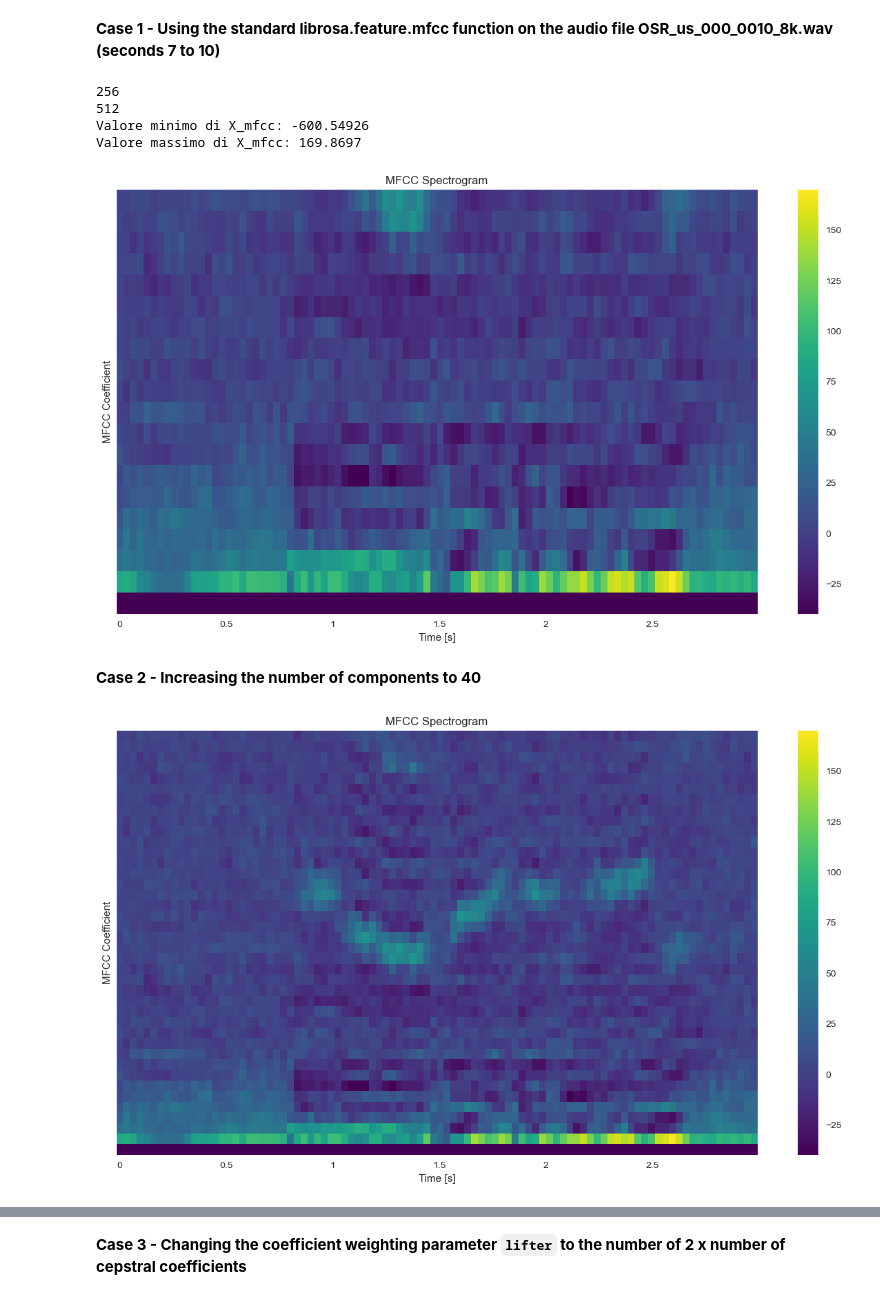
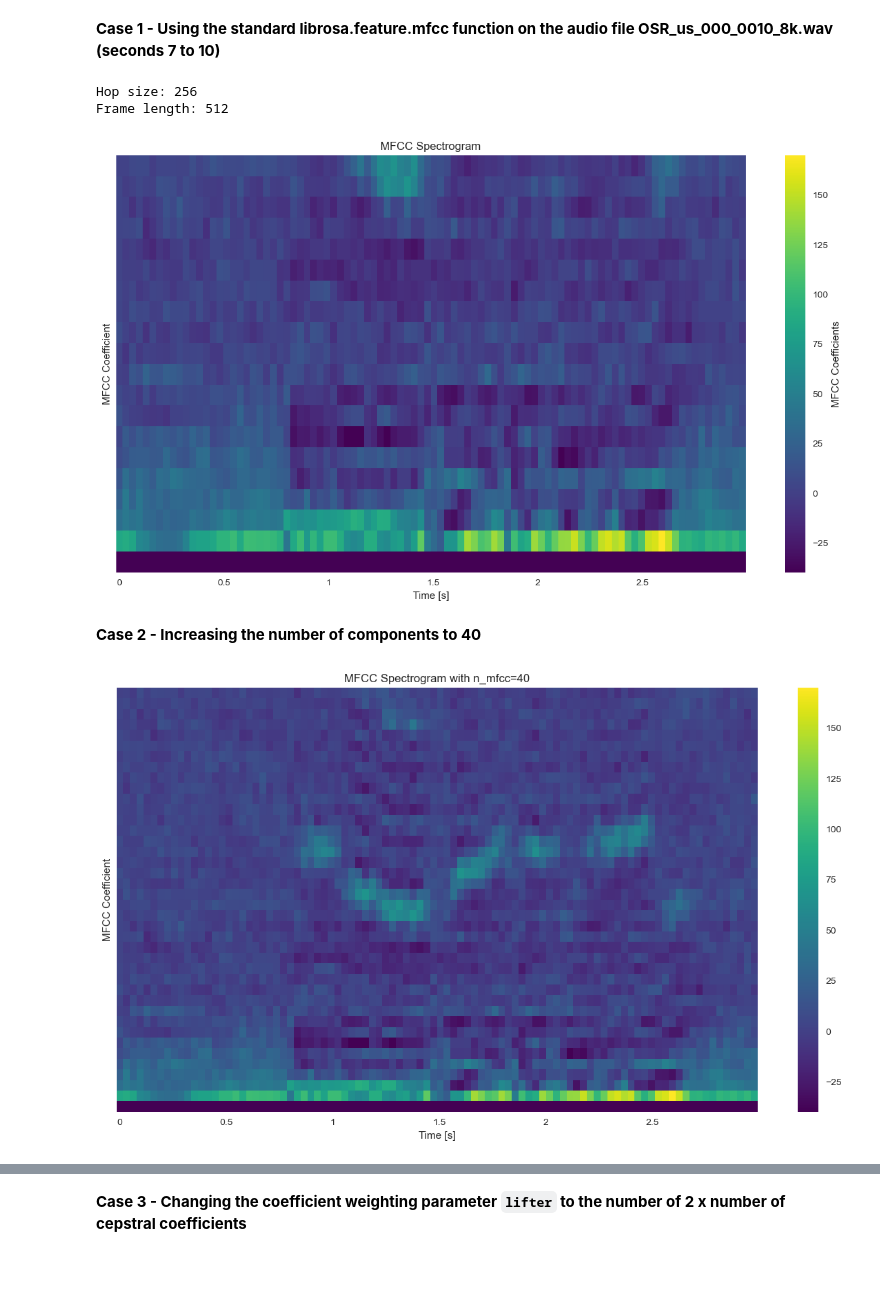
Before and after one commit to Carmenfranci/Selected, a Jupyter notebook: Lab_1_students.ipynb, the cells around one changed output, grey strips where cells are left out. Saved outputs shown, nothing was run; the diff lists cells and outputs as text; code cells hidden in the pictures; blank space fills up the shorter version.

```diff
--- a/Lab_1_students.ipynb
+++ b/Lab_1_students.ipynb
@@ -1030,57 +1030,47 @@ The most important parameters are
 # %% [markdown]
 **Case 1 - Using the standard librosa.feature.mfcc function on the audio file OSR_us_000_0010_8k.wav (seconds 7 to 10)**
 # %%
+# Load the audio file
+signal, sample_rate = librosa.load('sample_data/OSR_us_000_0010_8k.wav', sr=None)
 
+# Define the start and end time (in seconds)
+start_time = 7  # Start at 7 seconds
+end_time = 10   # End at 10 seconds
 
-signal, sample_rate = librosa.load('sample_data/OSR_us_000_0010_8k.wav', sr=None)
-# Define the start and end time (in seconds)
-start_time = 7  # start at 7 seconds
-end_time = 10   # end at 10 seconds #ciao
-
-# Convert the times to sample indices
+# Convert times to sample indices
 start_sample = int(start_time * sample_rate)
 end_sample = int(end_time * sample_rate)
 
-# Slice the signal to get the third sentence
+# Slice the signal to extract the third sentence
 signal_slice = signal[start_sample:end_sample]
 
 # Define frame length and hop size
 frame_length = 512
 hop_size = 256
 
+# Compute the MFCCs
+X_mfcc = librosa.feature.mfcc(y=signal_slice, sr=sample_rate, n_fft=frame_length, hop_length=hop_size, n_mfcc=20)
 
-# Calcola gli MFCC
-X_mfcc = librosa.feature.mfcc(y=signal_slice, sr=sample_rate, n_fft=frame_length, hop_length=hop_size, n_mfcc=20)
-print(hop_size)
-print(frame_length)
-print("Valore minimo di X_mfcc:", np.min(X_mfcc))
-print("Valore massimo di X_mfcc:", np.max(X_mfcc))
+# Print values for verification
+print("Hop size:", hop_size)
+print("Frame length:", frame_length)
 
-
-
-
-
-# Visualizza lo spettrogramma degli MFCC
-plt.figure(figsize=(15,8))
+# Plot the MFCC spectrogram
+plt.figure(figsize=(15, 8))
 librosa.display.specshow(X_mfcc, sr=sample_rate, hop_length=hop_size, x_axis='time', cmap='viridis')
-plt.clim(-40,None)
-plt.colorbar()
+plt.clim(-40, None)
+plt.colorbar(label="MFCC Coefficients")
 plt.xlabel('Time [s]')
 plt.ylabel('MFCC Coefficient')
 plt.title('MFCC Spectrogram')
 plt.show()
 # %% [output]
-256
-512
-Valore minimo di X_mfcc: -600.54926
-Valore massimo di X_mfcc: 169.8697
+Hop size: 256
+Frame length: 512
-[figure, old version]
+[figure, new version]
 # %% [markdown]
 **Case 2 - Increasing the number of components to 40**
 # %%
-# Add your code here!
-# num_ceps =40
-# ...
 
 num_ceps = 40
 X_mfcc = librosa.feature.mfcc(y=signal_slice, sr=sample_rate, n_fft=frame_length, hop_length=hop_size, n_mfcc=num_ceps)
@@ -1092,7 +1082,7 @@ plt.clim(-40,None)
 plt.colorbar()
 plt.xlabel('Time [s]')
 plt.ylabel('MFCC Coefficient')
-plt.title('MFCC Spectrogram')
+plt.title('MFCC Spectrogram with n_mfcc=40')
 plt.show()
 # %% [output]
-[figure, old version]
+[figure, new version]
```
Also changed, not shown: parts of 13 cells of this notebook.
